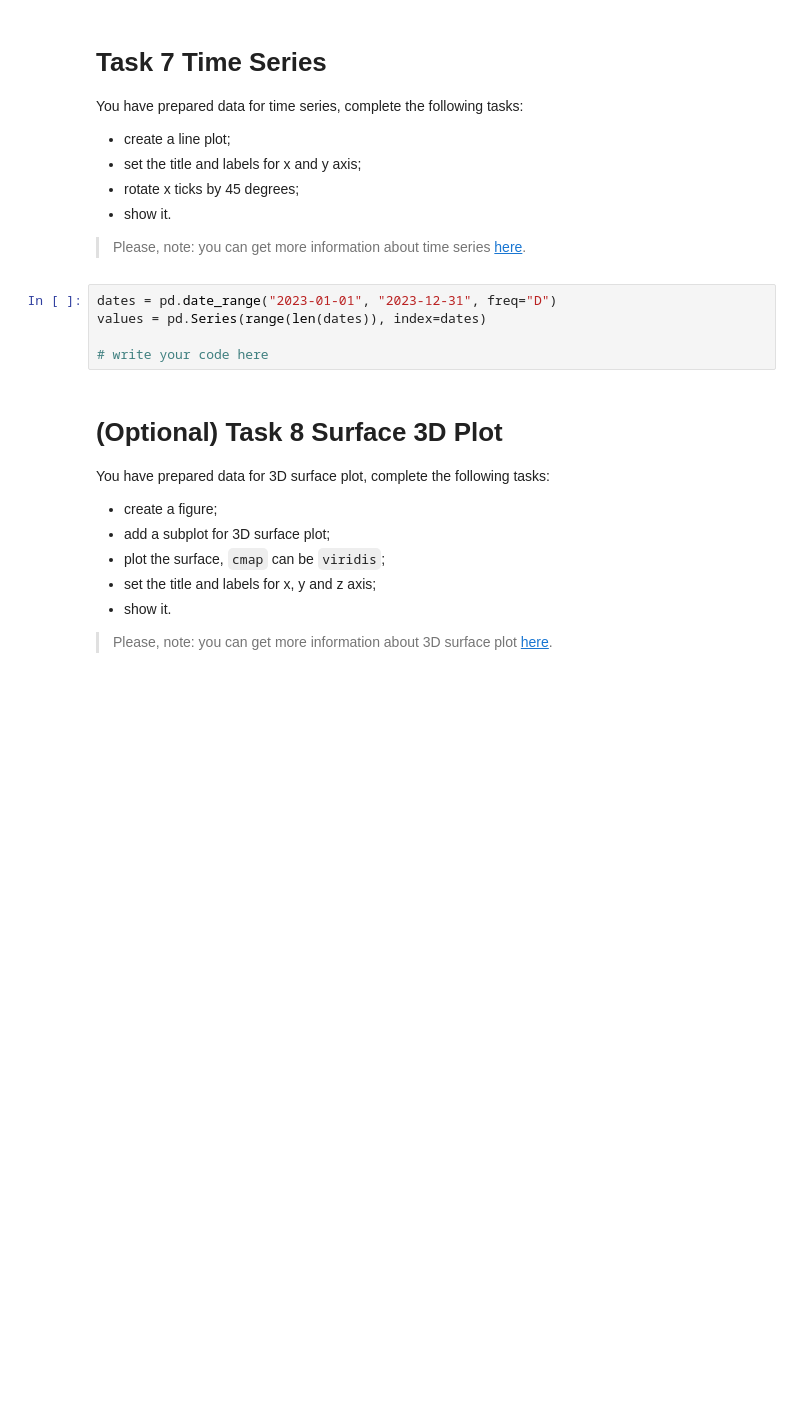
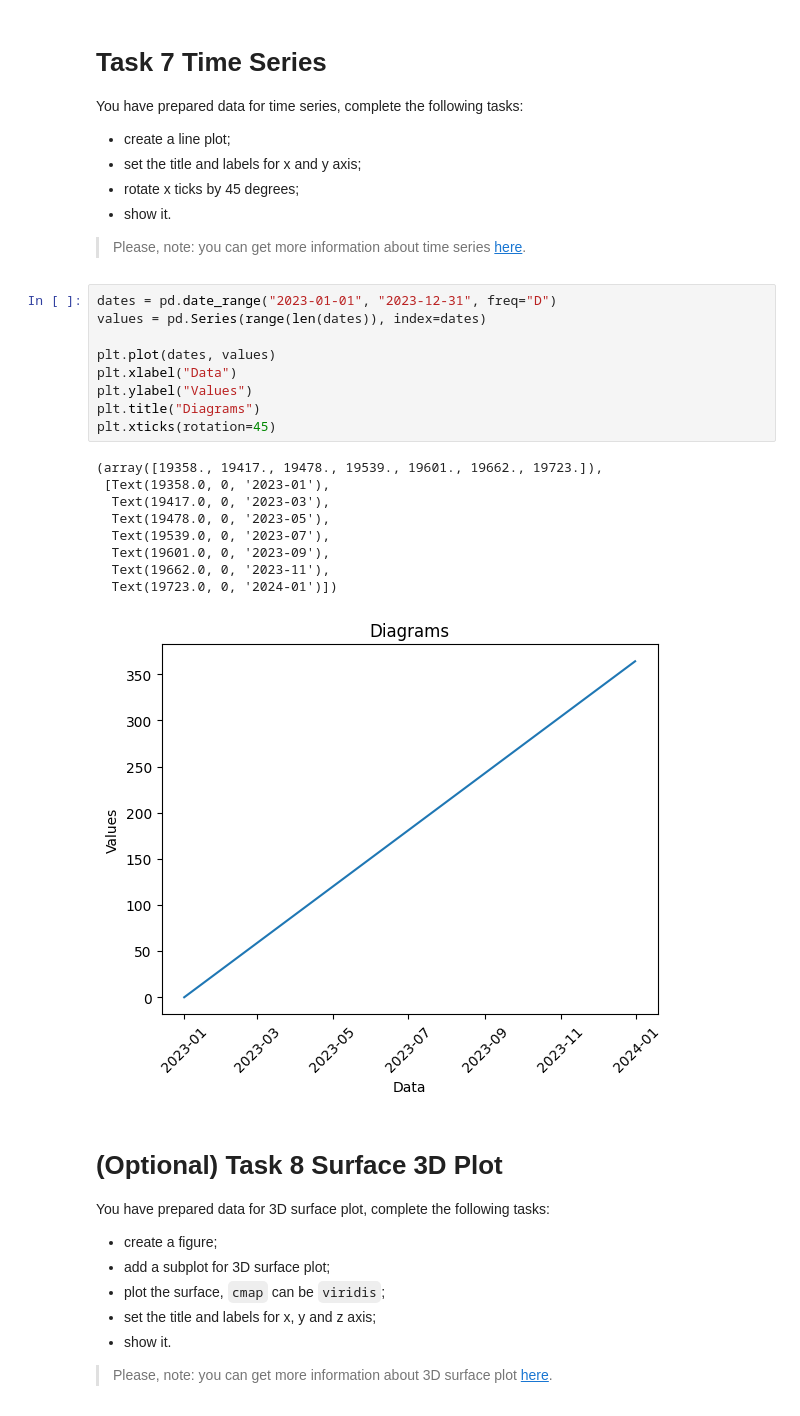
Before and after one commit to mate-academy/py-matplotlib, a Jupyter notebook: app/matplotlib.ipynb, the cells around one changed output. Cells and saved outputs as stored; diff of their text form; blank space fills up the shorter version.

```diff
--- a/app/matplotlib.ipynb
+++ b/app/matplotlib.ipynb
@@ -164,8 +166,22 @@ You have prepared data for time series, complete the following tasks:
 # %%
 dates = pd.date_range("2023-01-01", "2023-12-31", freq="D")
 values = pd.Series(range(len(dates)), index=dates)
 
-# write your code here
+plt.plot(dates, values)
+plt.xlabel("Data")
+plt.ylabel("Values")
+plt.title("Diagrams")
+plt.xticks(rotation=45)
+# %% [output]
+(array([19358., 19417., 19478., 19539., 19601., 19662., 19723.]),
+ [Text(19358.0, 0, '2023-01'),
+  Text(19417.0, 0, '2023-03'),
+  Text(19478.0, 0, '2023-05'),
+  Text(19539.0, 0, '2023-07'),
+  Text(19601.0, 0, '2023-09'),
+  Text(19662.0, 0, '2023-11'),
+  Text(19723.0, 0, '2024-01')])
+[figure, added]
 # %% [markdown]
 # (Optional) Task 8 Surface 3D Plot
 
```
Also changed, not shown: parts of 14 cells of this notebook.
